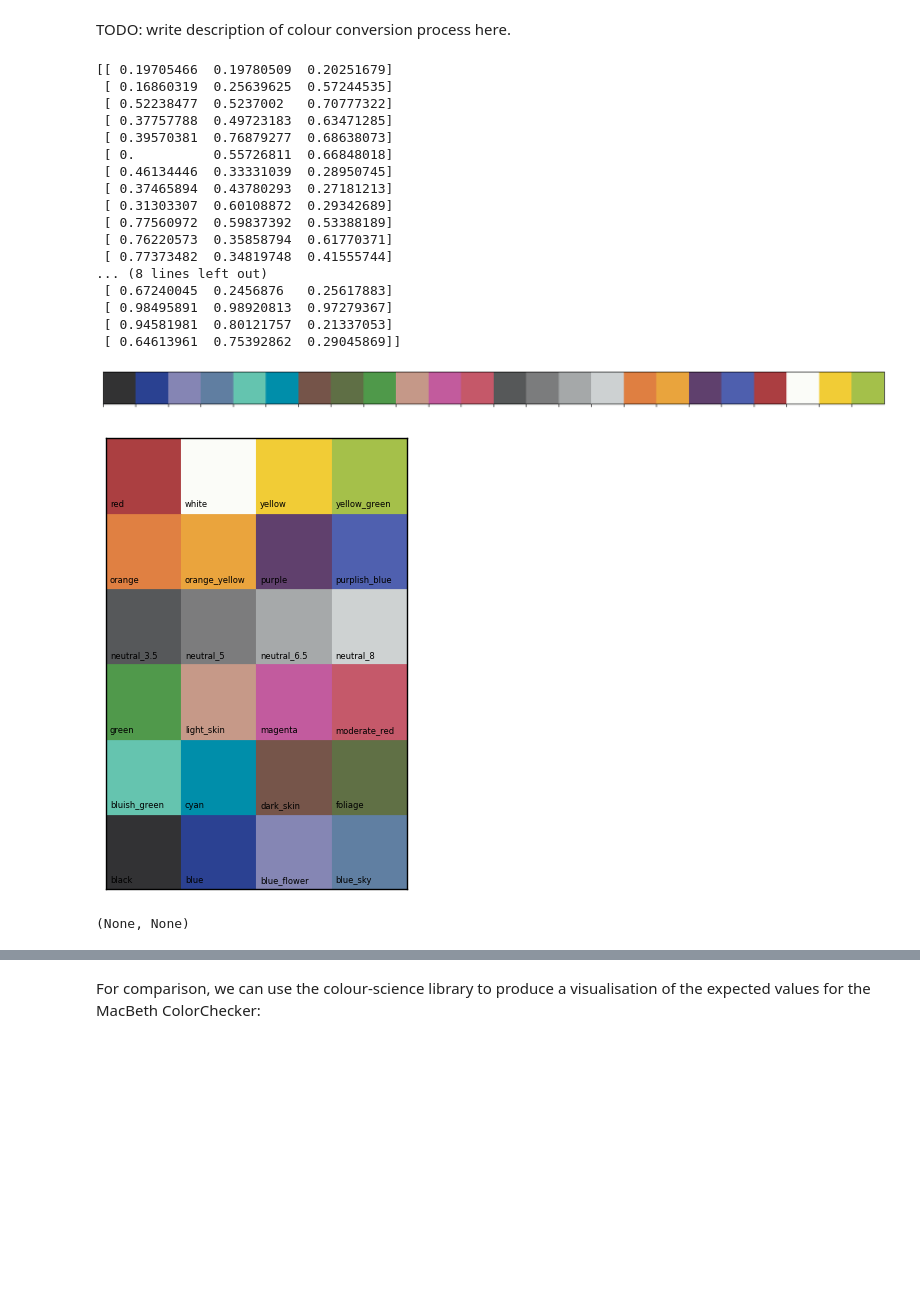
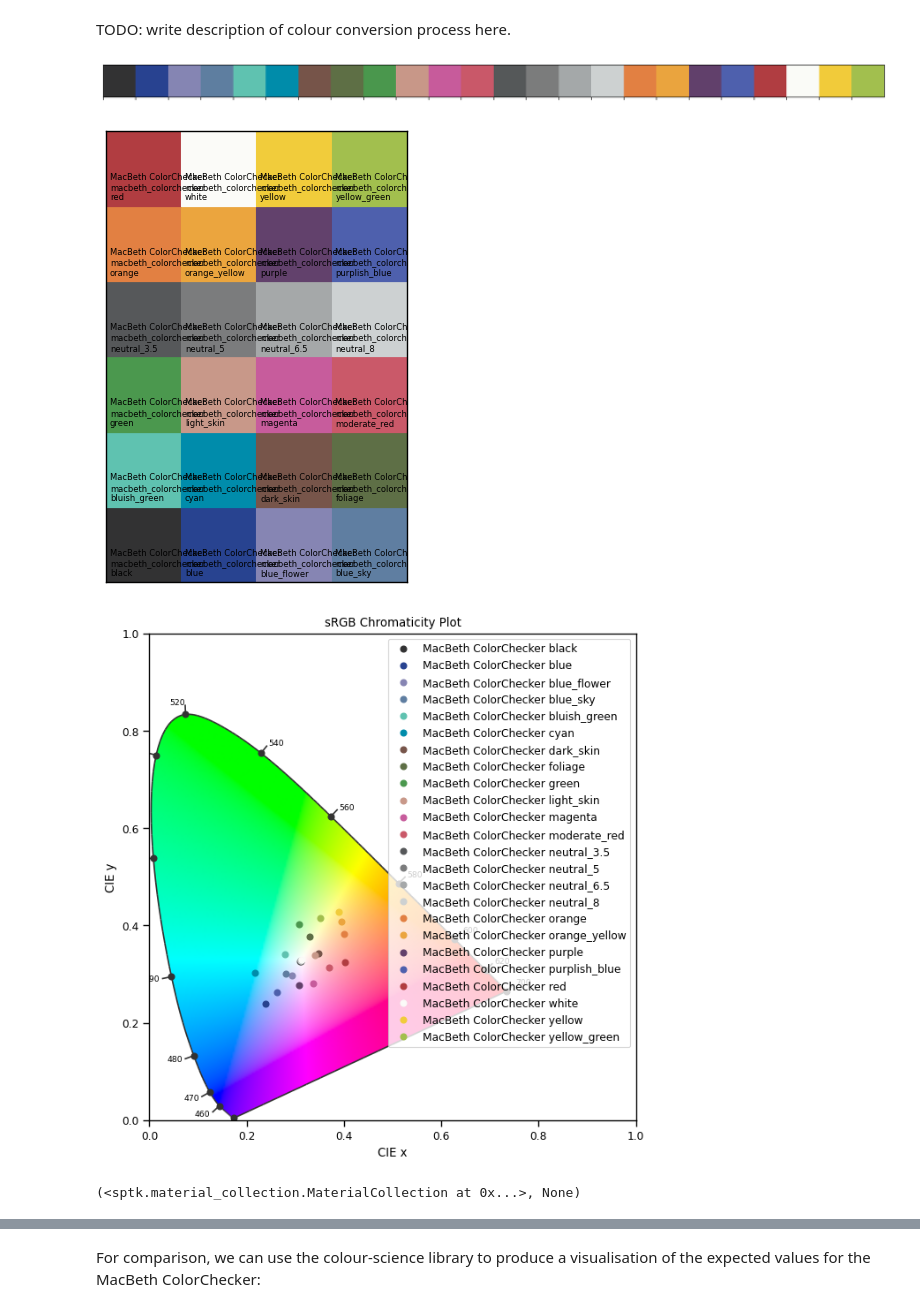
Before and after one commit to rbstabbins/sptk, a Jupyter notebook: examples/material_collection_colour_example.ipynb, the cells around one changed output, grey strips where cells are left out. Saved outputs shown, nothing was run; the diff lists cells and outputs as text; code cells hidden in the pictures; blank space fills up the shorter version.

Commit message:
Improvements to Colour Rendering, by making dedicated function for producing a colour spectra object, and better chromaticity plotting

```diff
--- a/examples/material_collection_colour_example.ipynb
+++ b/examples/material_collection_colour_example.ipynb
@@ -163,25 +163,9 @@
 # %% [markdown]
 TODO: write description of colour conversion process here.
 # %%
-matcol.render_colour('D65')
+matcol.render_colour('D50')
 # %% [output]
-[[ 0.19705466  0.19780509  0.20251679]
- [ 0.16860319  0.25639625  0.57244535]
- [ 0.52238477  0.5237002   0.70777322]
- [ 0.37757788  0.49723183  0.63471285]
- [ 0.39570381  0.76879277  0.68638073]
- [ 0.          0.55726811  0.66848018]
- [ 0.46134446  0.33331039  0.28950745]
- [ 0.37465894  0.43780293  0.27181213]
- [ 0.31303307  0.60108872  0.29342689]
- [ 0.77560972  0.59837392  0.53388189]
- [ 0.76220573  0.35858794  0.61770371]
- [ 0.77373482  0.34819748  0.41555744]
-... (8 lines left out)
- [ 0.67240045  0.2456876   0.25617883]
- [ 0.98495891  0.98920813  0.97279367]
- [ 0.94581981  0.80121757  0.21337053]
- [ 0.64613961  0.75392862  0.29045869]]
 [figure]
-[figure, old version]
+[figure, new version]
-(None, None)
+[figure, added]
+(<sptk.material_collection.MaterialCollection at 0x...>, None)
```
Also changed, not shown: parts of 1 cell of this notebook, 3 other files.
